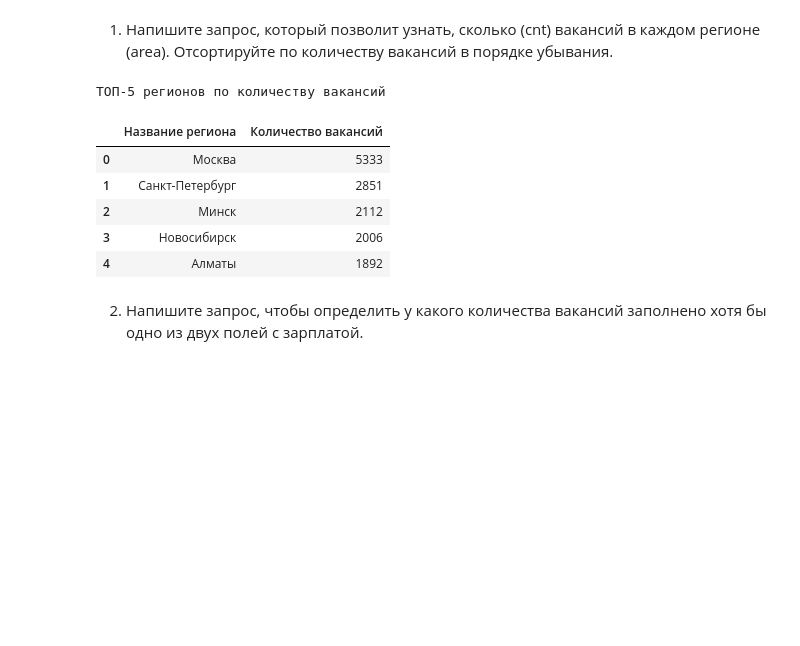
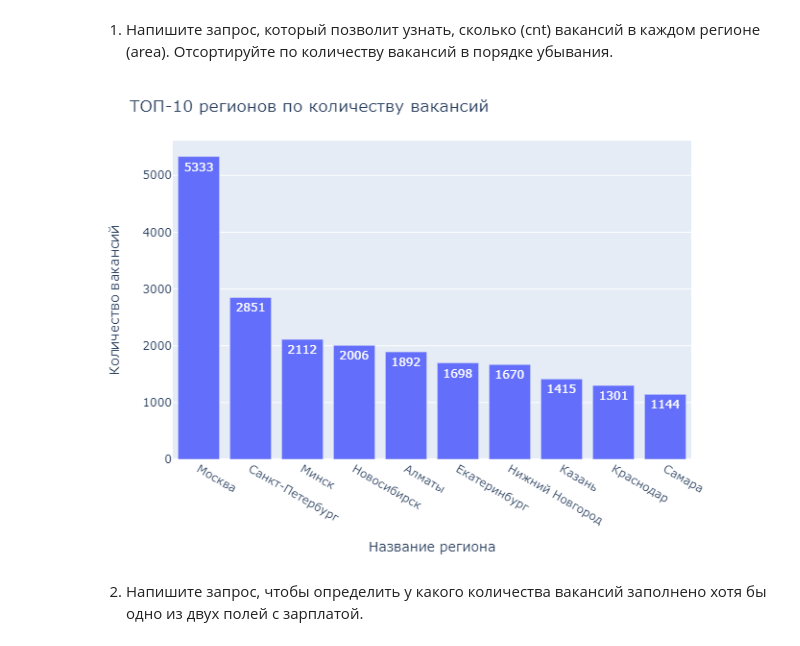
Before and after one commit to OlesyaNori/sf_datasciense, a Jupyter notebook: project 2/Project_2_Ноутбук_шаблон.ipynb, the cells around one changed output. Saved outputs shown, nothing was run; the diff lists cells and outputs as text; code cells hidden in the pictures; blank space fills up the shorter version.

```diff
--- a/project 2/Project_2_Ноутбук_шаблон.ipynb
+++ b/project 2/Project_2_Ноутбук_шаблон.ipynb
@@ -91,29 +85,32 @@ display(f'В базе данных собрана информация о {df_in
 1. Напишите запрос, который позволит узнать, сколько (cnt) вакансий в каждом регионе (area).
 Отсортируйте по количеству вакансий в порядке убывания.
 # %%
-limit_4_1 = 5                                       # Определяем сколько вывести строк в таблице
+limit_4_1 = 10                                       # Определяем сколько вывести строк в таблице
 query_4_1 = f'''
     SELECT
-        a.name AS "Название региона",
-        COUNT (v.*) AS "Количество вакансий"   -- Подсчитываем количество вакансий
+        a.name AS area,
+        COUNT (v.*) AS count_vacancies         -- Подсчитываем количество вакансий
     FROM vacancies AS v
-    JOIN areas AS a ON a.id = v.area_id
+    JOIN areas AS a ON a.id = v.area_id        -- Соединяем таблицы vacancies и areas по ключевым столбцам
     GROUP BY a.name                            -- Для подсчёта количества вакансий группируем их по регионам
-    ORDER BY COUNT (v.*) DESC
+    ORDER BY COUNT (v.*) DESC                  -- Сортируем данные по количеству вакансий по убыванию
     LIMIT {limit_4_1}
 '''
 # %%
 df_count_vacancies = pd.read_sql_query(query_4_1, connection)    # Обрабатываем запрос, создаём DataFrame и присваиваем название таблице.
-df_count_vacancies = df_count_vacancies.style.set_caption(f"ТОП-{limit_4_1} регионов по количеству вакансий")
-display(df_count_vacancies)
+
+#Строим график спомощью библиотеки plotly для наглядного отображения полдученных данных.
+fig = px.bar(x=df_count_vacancies["area"], y=df_count_vacancies["count_vacancies"], text_auto=True)
+
+fig.update_layout(
+    barmode='stack',
+    title=f"ТОП-{limit_4_1} регионов по количеству вакансий",
+    yaxis_title_text='Количество вакансий',
+    xaxis_title_text='Название региона'
+    )
+fig.show('png')
 # %% [output]
-ТОП-5 регионов по количеству вакансий
-|  | Название региона | Количество вакансий |
-| 0 | Москва | 5333 |
-| 1 | Санкт-Петербург | 2851 |
-| 2 | Минск | 2112 |
-| 3 | Новосибирск | 2006 |
-| 4 | Алматы | 1892 |
+[figure, added]
 # %% [markdown]
 2. Напишите запрос, чтобы определить у какого количества вакансий заполнено хотя бы одно из двух полей с зарплатой.
 # %%
```
Also changed, not shown: parts of 38 cells of this notebook, 1 other file.
